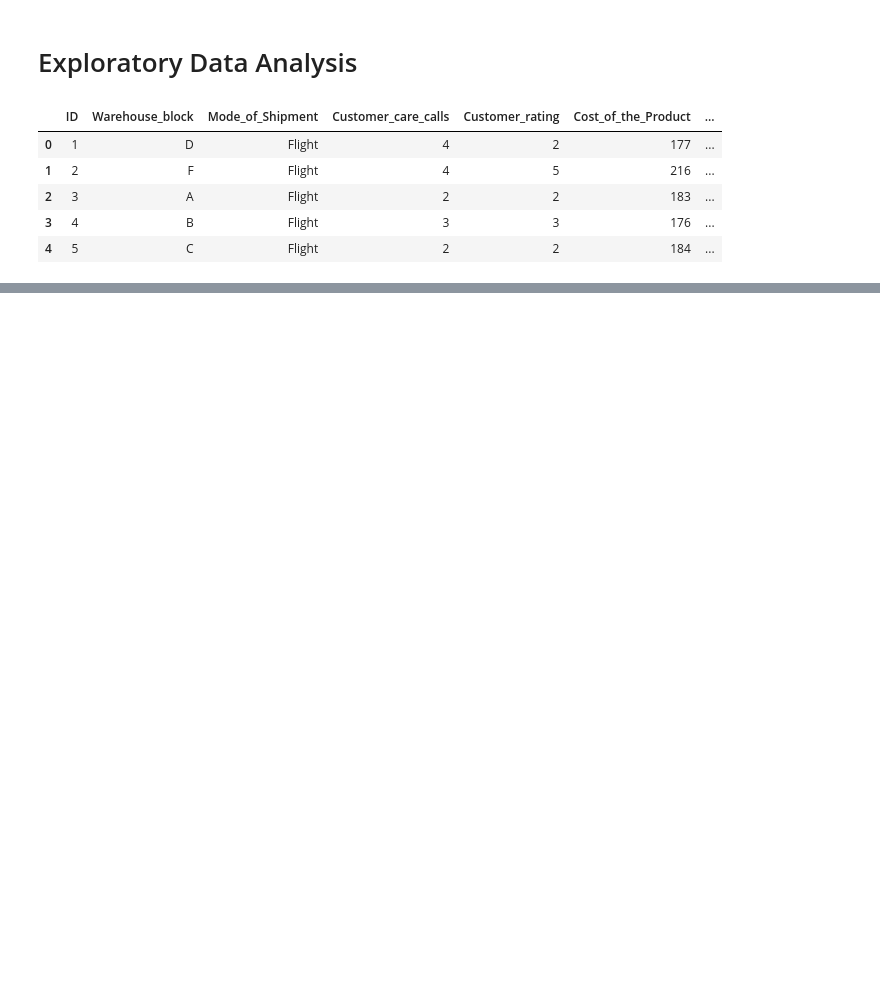
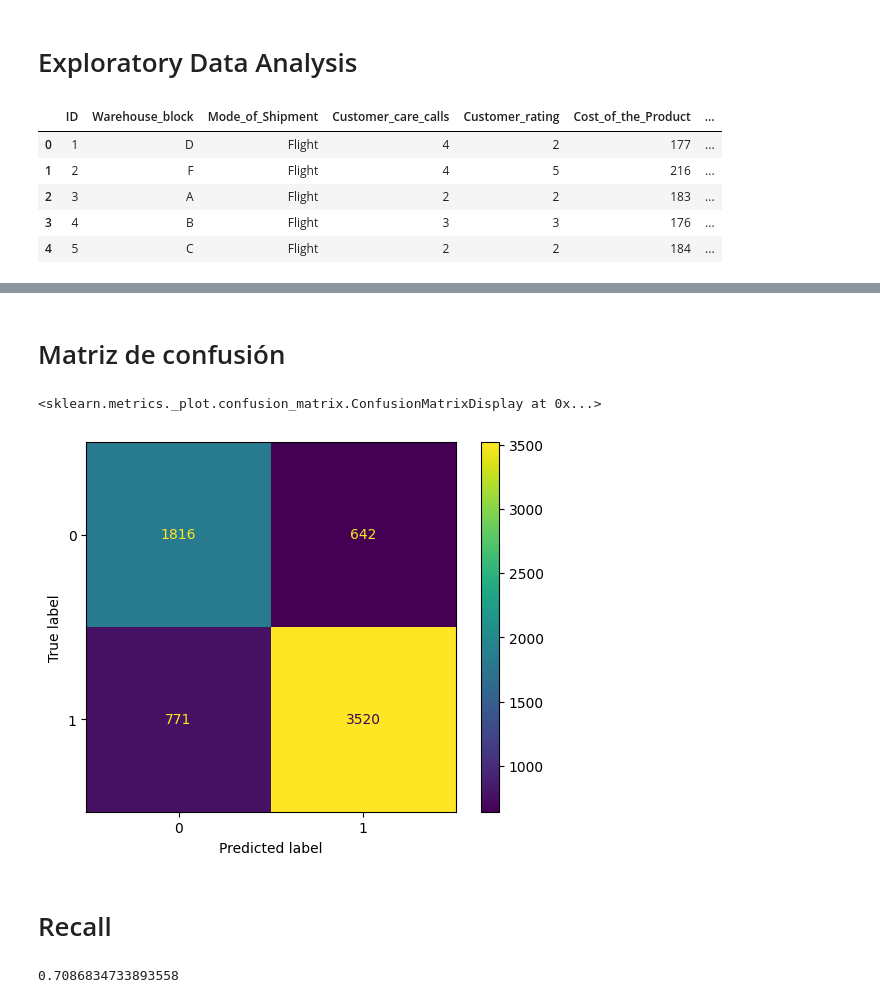
Before and after one commit to AstradaT/Datathon, a Jupyter notebook: AstradaT.ipynb, the cells around one changed output, grey strips where cells are left out. Cells and saved outputs as stored; diff of their text form; code cells hidden in the pictures; blank space fills up the shorter version.

```diff
--- a/AstradaT.ipynb
+++ b/AstradaT.ipynb
@@ -72,0 +183,13 @@ df.describe().T
+# %%
+# Separar datos para entrenar y testear
+from sklearn.model_selection import train_test_split
+
+X_train, X_test, y_train, y_test = train_test_split(X, y, test_size=0.25, random_state=0)
+# %%
+# Escalar datos
+from sklearn.preprocessing import StandardScaler
+
+scaler = StandardScaler()
+scaler.fit(X_train, y_train)
+X_train = scaler.transform(X_train)
+X_test = scaler.transform(X_test)
@@ -72,0 +218,21 @@ df.describe().T
+# %% [markdown]
+# Matriz de confusión
+# %%
+from sklearn.metrics import confusion_matrix, ConfusionMatrixDisplay
+
+matrix = confusion_matrix(y_train, y_train_pred_knn)
+# Graficar matriz
+cm_display = ConfusionMatrixDisplay(matrix)
+cm_display.plot()
+# %% [output]
+<sklearn.metrics._plot.confusion_matrix.ConfusionMatrixDisplay at 0x...>
+[figure, added]
+# %% [markdown]
+# Recall
+# %%
+from sklearn.metrics import recall_score
+
+score = recall_score(y_test, y_test_pred_knn)
+score
+# %% [output]
+0.7086834733893558
```
Also changed, not shown: parts of 22 cells of this notebook.
